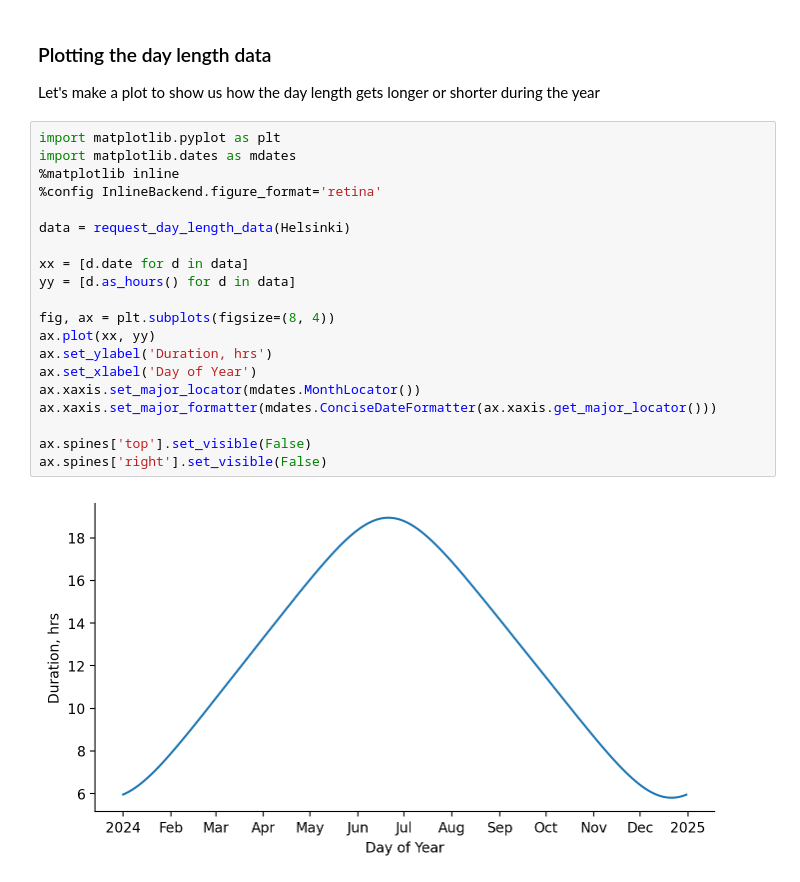
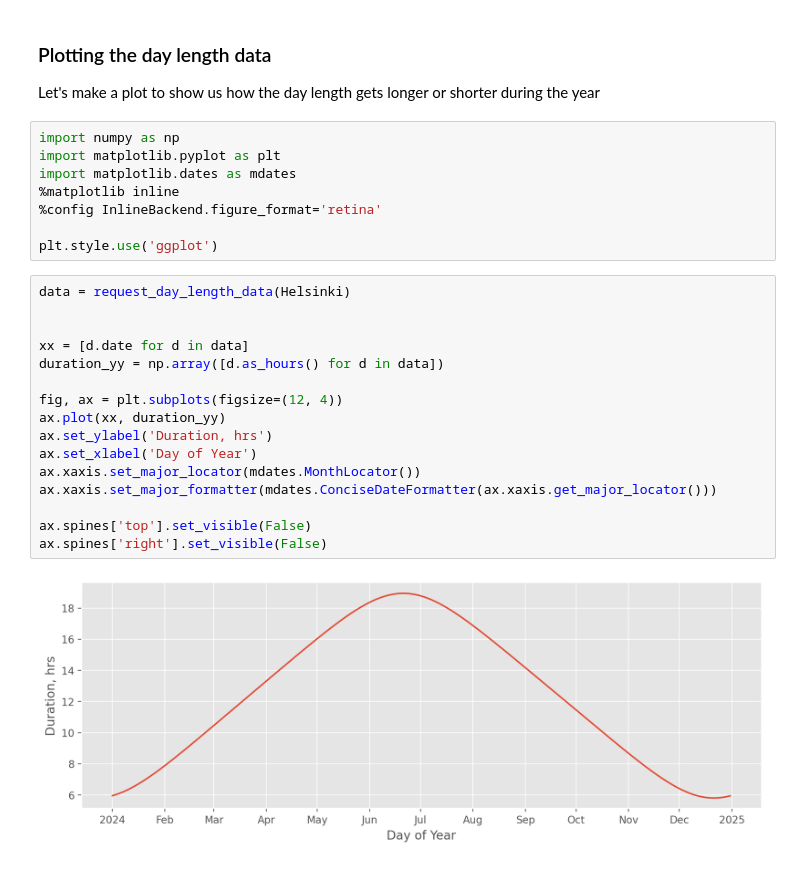
Before and after one commit to tindandelion/days-of-light, a Jupyter notebook: days-of-light.ipynb, the cells around one changed output. Saved outputs shown, nothing was run; the diff lists cells and outputs as text.

```diff
--- a/days-of-light.ipynb
+++ b/days-of-light.ipynb
@@ -53,25 +53,29 @@ def request_day_length_data(location):
 ### Plotting the day length data
 
 Let's make a plot to show us how the day length gets longer or shorter during the year
+# %%
+import numpy as np
+import matplotlib.pyplot as plt
+import matplotlib.dates as mdates
+%matplotlib inline
+%config InlineBackend.figure_format='retina'
+
+plt.style.use('ggplot')
 # %%
-import matplotlib.pyplot as plt
-import matplotlib.dates as mdates
-%matplotlib inline
-%config InlineBackend.figure_format='retina'
-
 data = request_day_length_data(Helsinki)
 
+
 xx = [d.date for d in data]
-yy = [d.as_hours() for d in data]
+duration_yy = np.array([d.as_hours() for d in data])
 
-fig, ax = plt.subplots(figsize=(8, 4))
-ax.plot(xx, yy)
+fig, ax = plt.subplots(figsize=(12, 4))
+ax.plot(xx, duration_yy)
 ax.set_ylabel('Duration, hrs')
 ax.set_xlabel('Day of Year')
 ax.xaxis.set_major_locator(mdates.MonthLocator())
 ax.xaxis.set_major_formatter(mdates.ConciseDateFormatter(ax.xaxis.get_major_locator()))
 
 ax.spines['top'].set_visible(False)
 ax.spines['right'].set_visible(False)
 # %% [output]
-[figure, old version]
+[figure, new version]
```
Also changed, not shown: parts of 2 cells of this notebook.
